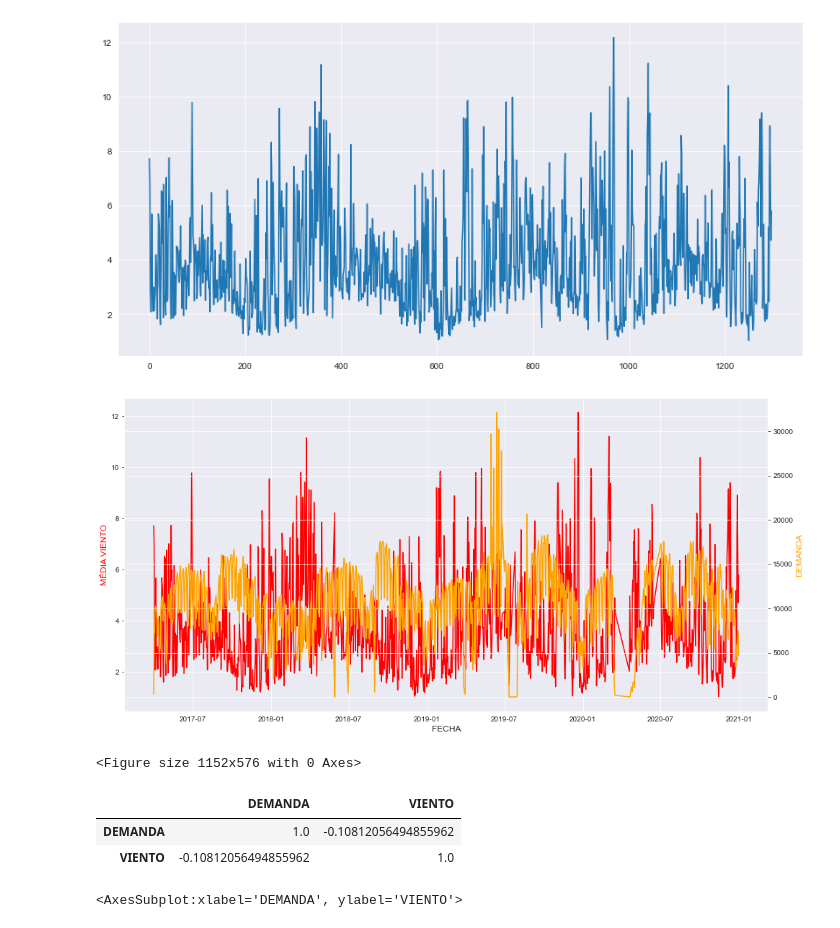
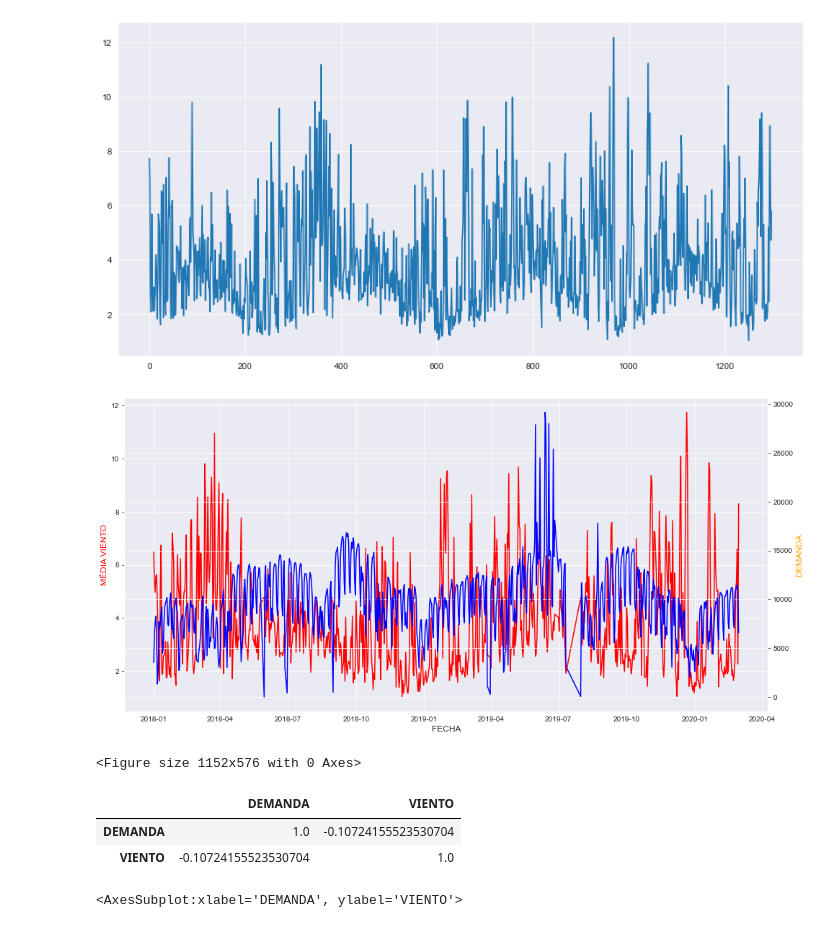
Before and after one commit to tfm2022/bicimad, a Jupyter notebook: Codigo/3. EDA/EDA_Meteo.ipynb, the cells around one changed output. Drawn from its saved outputs; the diff is of its cells as text; code cells hidden in the pictures.

```diff
--- a/Codigo/3. EDA/EDA_Meteo.ipynb
+++ b/Codigo/3. EDA/EDA_Meteo.ipynb
@@ -155,0 +157,5 @@ print (t_end - t_ini)
+# %%
+t_ini = time.time()
+data_Tracks = pd.read_csv('C:/Users/fabio/GitHub/Python Notebooks/Data/DataFrame_Final_DataEng.csv')
+t_end = time.time()
+print (t_end - t_ini)
@@ -391,5 +405,5 @@ data.shape
 # %%
-data1 = pd.merge(data, data_StationsMeteo, how='left', left_on='Id_Estacion', right_on='Id_Station')
+data1 = pd.merge(data_Tracks, data_StationsMeteo, how='left', left_on='ESTACION', right_on='Id_Station')
 # %%
 data_final = pd.merge(data1, data_Meteo, how='left', left_on=['ANIO','MES','DIA','HORA'],
                       right_on=['ANIO','MES','DIA','HORA'])
@@ -976,34 +1016,34 @@ plot = data_serie_temp['VIENTO'].plot(figsize=(14, 7))
 # %%
 # create figure and axis objects with subplots()
 plt.rcParams["figure.figsize"] = (16,8)
 fig, ax = plt.subplots()
 # make a plot
 ax.plot(data_serie_temp['FECHA'],
         data_serie_temp['VIENTO'],
         color="red")
 # set x-axis label
 ax.set_xlabel('FECHA', fontsize = 12)
 # set y-axis label
 ax.set_ylabel('MÉDIA VIENTO',
               color="red",
               fontsize=12)
 
 # twin object for two different y-axis on the sample plot
 ax2=ax.twinx()
 # make a plot with different y-axis using second axis object
-ax2.plot(data_serie_temp['FECHA'], data_serie_temp['DEMANDA'],color="orange")
+ax2.plot(data_serie_temp['FECHA'], data_serie_temp['DEMANDA'],color="blue")
 ax2.set_ylabel('DEMANDA',color="orange",fontsize=12)
 plt.figure()
 plt.show()
 # %% [output]
-[figure, old version]
+[figure, new version]
 <Figure size 1152x576 with 0 Axes>
 # %%
 data_serie_temp[['DEMANDA','VIENTO']].corr()
 # %% [output]
 |  | DEMANDA | VIENTO |
-| DEMANDA | 1.0 | -0.10812056494855962 |
-| VIENTO | -0.10812056494855962 | 1.0 |
+| DEMANDA | 1.0 | -0.10724155523530704 |
+| VIENTO | -0.10724155523530704 | 1.0 |
 # %%
 # Visualizing correlation between two variables using scatter plot
 data_serie_temp.plot.scatter(x='DEMANDA', y='VIENTO', marker='o', figsize=(7,5))
```
Also changed, not shown: parts of 194 cells of this notebook.
